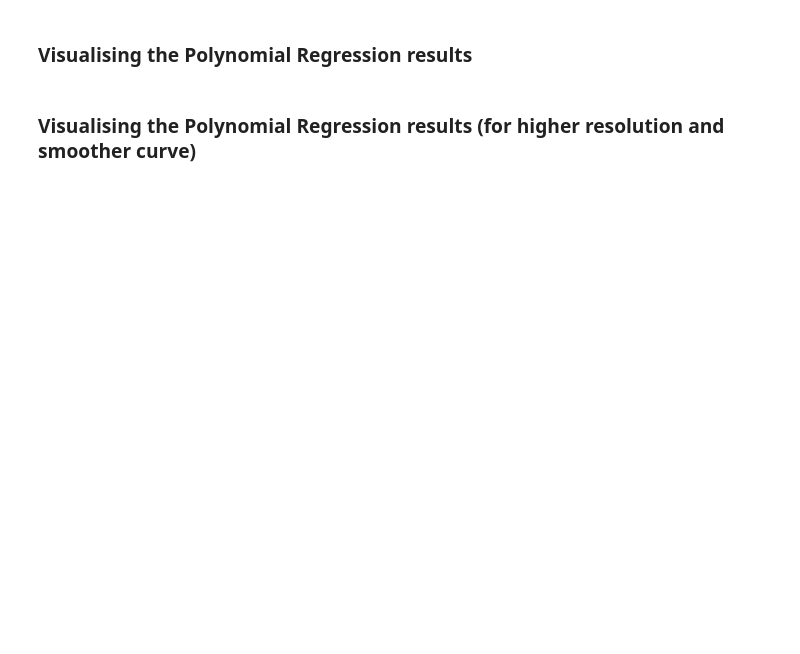
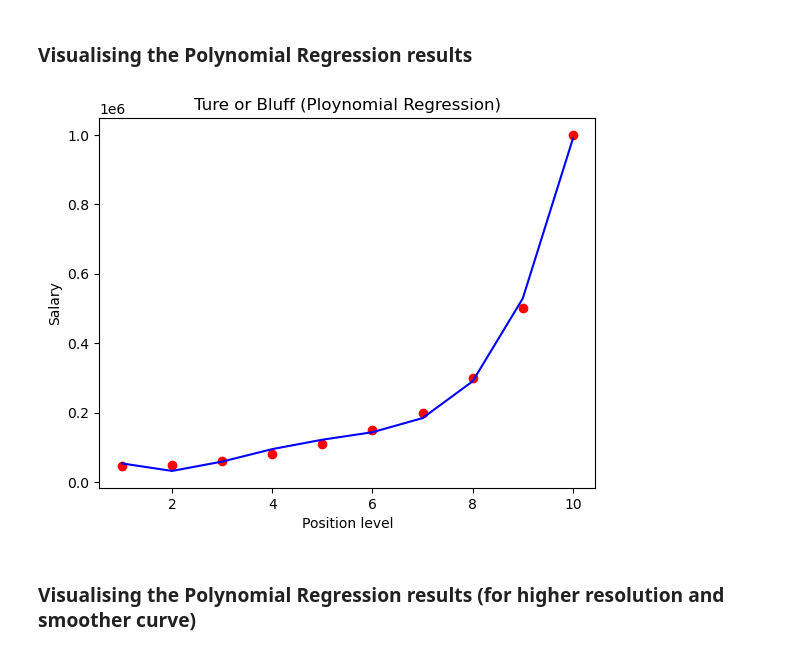
Before and after one commit to DS-Hashim/machine_learning, a Jupyter notebook: polynomial_regression.ipynb, the cells around one changed output. Drawn from its saved outputs; the diff is of its cells as text; code cells hidden in the pictures; blank space fills up the shorter version.

```diff
--- a/polynomial_regression.ipynb
+++ b/polynomial_regression.ipynb
@@ -31,4 +49,18 @@ dataset = pd.read_csv('Position_Salaries.csv')
 # %% [markdown]
 ### Visualising the Polynomial Regression results
+# %%
+plt.scatter(X, y , color = 'red')
+
+plt.plot(X, lin_reg_2.predict(ploy_reg.fit_transform(X)), color = 'blue')
+
+plt.title('Ture or Bluff (Ploynomial Regression)')
+
+plt.xlabel('Position level')
+
+plt.ylabel('Salary')
+
+plt.show()
+# %% [output]
+[figure, added]
 # %% [markdown]
 ### Visualising the Polynomial Regression results (for higher resolution and smoother curve)
```
Also changed, not shown: parts of 7 cells of this notebook.
